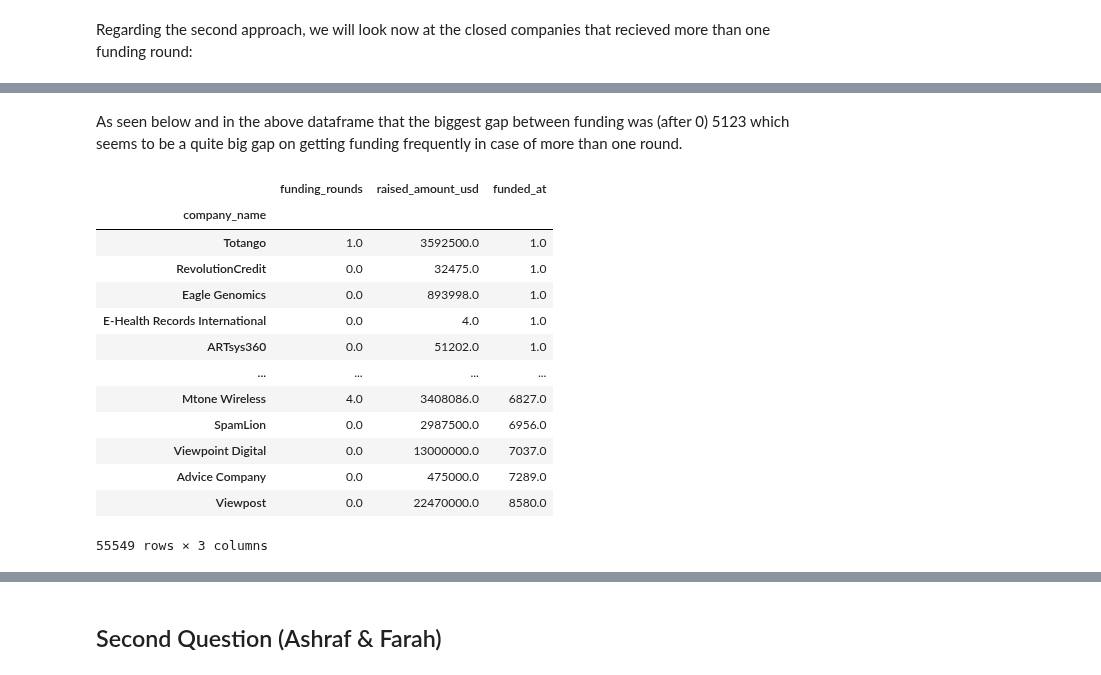
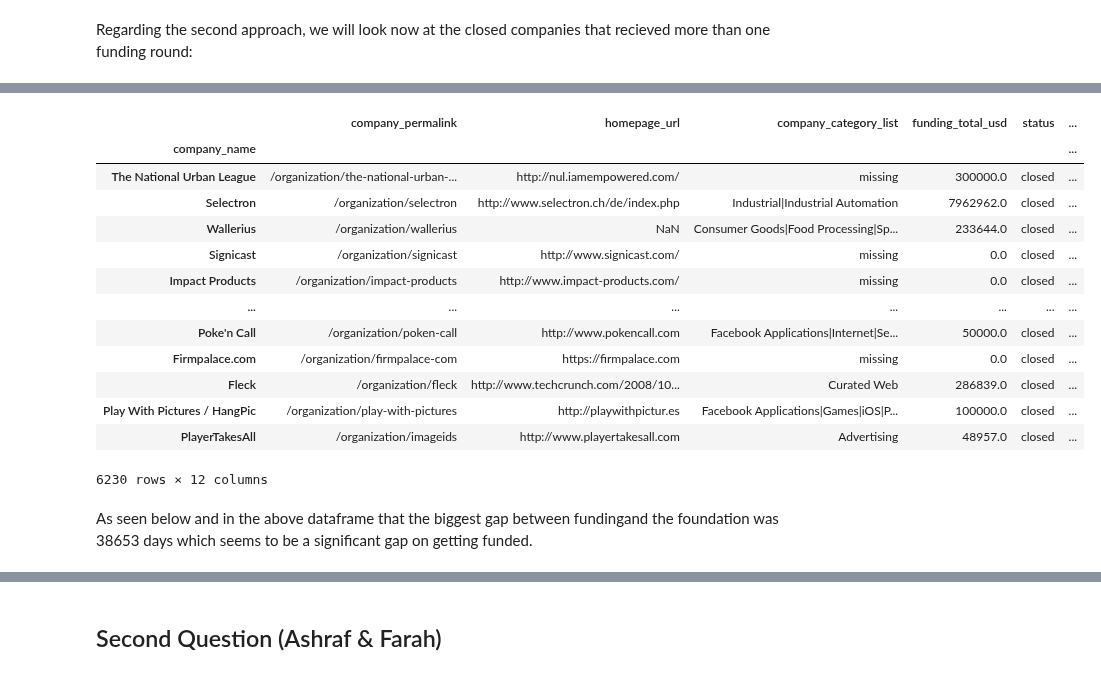
Before and after one commit to OdyAsh/StartupCompanies, a Jupyter notebook: Startup-Companies.ipynb, the cells around one changed output, grey strips where cells are left out. Drawn from its saved outputs; the diff is of its cells as text; code cells hidden in the pictures.

```diff
--- a/Startup-Companies.ipynb
+++ b/Startup-Companies.ipynb
@@ -1672,2 +1668,20 @@ closedcomp_rounds[closedcomp_rounds['funded_at'] > 0]
+# %%
+closedcomp_rounds = comp_rounds[comp_rounds['status'] == 'closed']
+closedcomp_rounds
+# %% [output]
+|  | company_permalink | homepage_url | company_category_list | funding_total_usd | status | ... |
+| company_name |  |  |  |  |  | ... |
+| The National Urban League | /organization/the-national-urban-... | http://nul.iamempowered.com/ | missing | 300000.0 | closed | ... |
+| Selectron | /organization/selectron | http://www.selectron.ch/de/index.php | Industrial|Industrial Automation | 7962962.0 | closed | ... |
+| Wallerius | /organization/wallerius | NaN | Consumer Goods|Food Processing|Sp... | 233644.0 | closed | ... |
+| Signicast | /organization/signicast | http://www.signicast.com/ | missing | 0.0 | closed | ... |
+| Impact Products | /organization/impact-products | http://www.impact-products.com/ | missing | 0.0 | closed | ... |
+| ... | ... | ... | ... | ... | ... | ... |
+| Poke'n Call | /organization/poken-call | http://www.pokencall.com | Facebook Applications|Internet|Se... | 50000.0 | closed | ... |
+| Firmpalace.com | /organization/firmpalace-com | https://firmpalace.com | missing | 0.0 | closed | ... |
+| Fleck | /organization/fleck | http://www.techcrunch.com/2008/10... | Curated Web | 286839.0 | closed | ... |
+| Play With Pictures / HangPic | /organization/play-with-pictures | http://playwithpictur.es | Facebook Applications|Games|iOS|P... | 100000.0 | closed | ... |
+| PlayerTakesAll | /organization/imageids | http://www.playertakesall.com | Advertising | 48957.0 | closed | ... |
+6230 rows × 12 columns
 # %% [markdown]
-As seen below and in the above dataframe that the biggest gap between funding was (after 0) 5123 which seems to be a quite big gap on getting funding frequently in case of more than one round.
+As seen below and in the above dataframe that the biggest gap between fundingand the foundation was 38653 days which seems to be a significant gap on getting funded.
@@ -1676,21 +1687,0 @@ operatingcomp_rounds = operatingcomp_rounds[operatingcomp_rounds['funding_rounds
-# %%
-operatingcomp_rounds = operatingcomp_rounds.set_index('company_name').diff()
-operatingcomp_rounds = operatingcomp_rounds.abs()
-operatingcomp_rounds = operatingcomp_rounds.sort_values('funded_at')
-operatingcomp_rounds['funded_at'] = pd.to_numeric(operatingcomp_rounds['funded_at'].dt.days, downcast='integer')
-operatingcomp_rounds[operatingcomp_rounds['funded_at'] > 0]
-# %% [output]
-|  | funding_rounds | raised_amount_usd | funded_at |
-| company_name |  |  |  |
-| Totango | 1.0 | 3592500.0 | 1.0 |
-| RevolutionCredit | 0.0 | 32475.0 | 1.0 |
-| Eagle Genomics | 0.0 | 893998.0 | 1.0 |
-| E-Health Records International | 0.0 | 4.0 | 1.0 |
-| ARTsys360 | 0.0 | 51202.0 | 1.0 |
-| ... | ... | ... | ... |
-| Mtone Wireless | 4.0 | 3408086.0 | 6827.0 |
-| SpamLion | 0.0 | 2987500.0 | 6956.0 |
-| Viewpoint Digital | 0.0 | 13000000.0 | 7037.0 |
-| Advice Company | 0.0 | 475000.0 | 7289.0 |
-| Viewpost | 0.0 | 22470000.0 | 8580.0 |
-55549 rows × 3 columns
```
Also changed, not shown: parts of 8 cells of this notebook.
